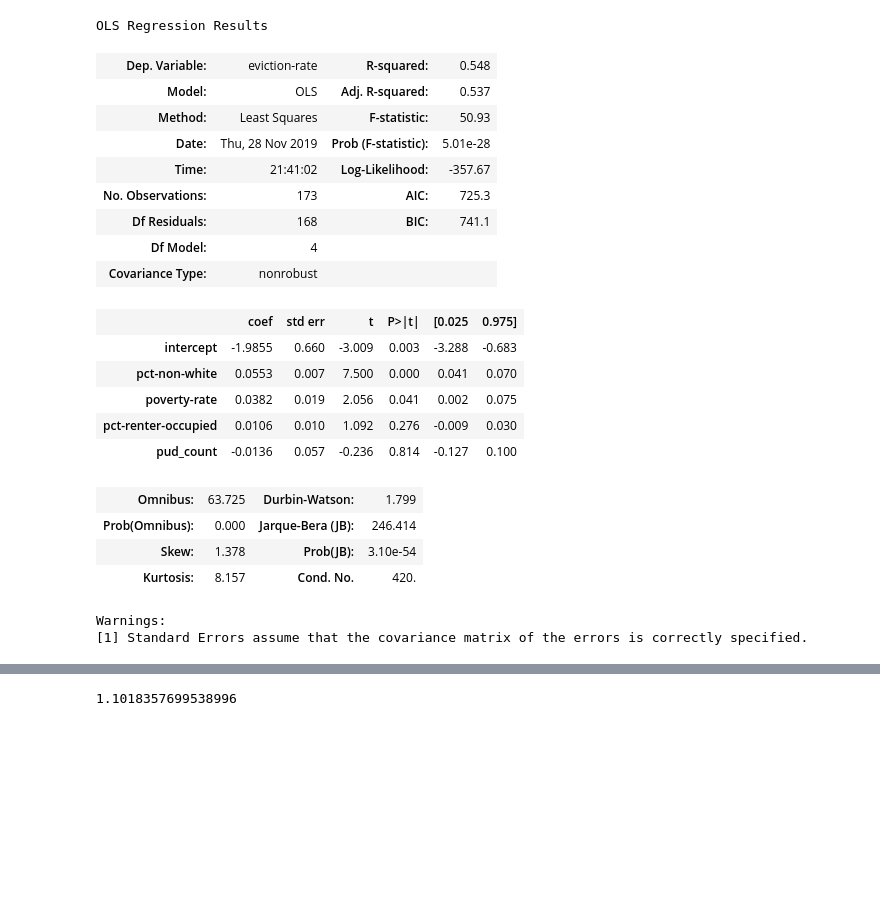
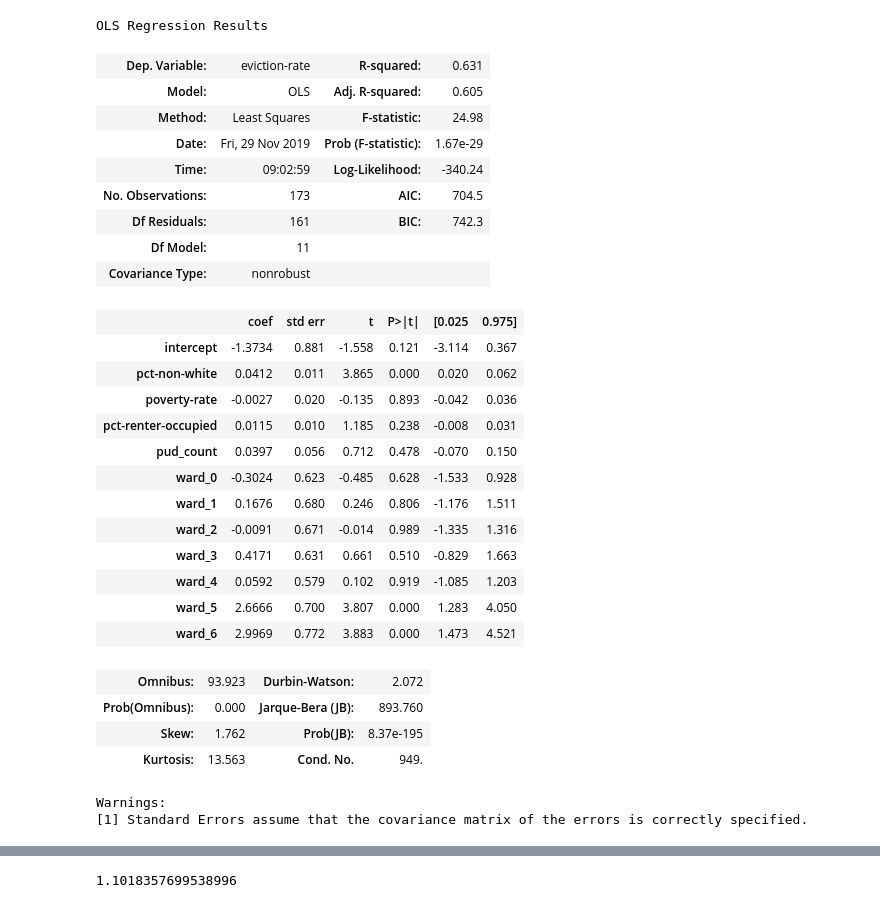
Before and after one commit to NicoleJaneway/dc-eviction-regression, a Jupyter notebook: notebooks/feature_selection.ipynb, the cells around one changed output, grey strips where cells are left out. Drawn from its saved outputs; the diff is of its cells as text; code cells hidden in the pictures; blank space fills up the shorter version.

Commit message:
updates to lin reg models

```diff
--- a/notebooks/feature_selection.ipynb
+++ b/notebooks/feature_selection.ipynb
@@ -57,0 +63,16 @@ Warnings:
+# %%
+# can you predict eviction rate based on ward?
+
+# set up single linear regression
+encoder = OneHotEncoder(handle_unknown="error", drop='first')
+X_cat = encoder.fit_transform(np.array(minipuds['ward']).reshape(-1, 1)).toarray()
+
+X = X_cat
+y = minipuds[outcome]
+
+# fit model
+X = sm.add_constant(X)
+model = sm.OLS(y, X, hasconst=True )
+result = model.fit()
+labels = ['intercept'] + [("ward_"+str(i)) for i in range(0,7)]
+result.summary(xname=labels)
@@ -58,39 +105,53 @@ Warnings:
 # %%
+# what about looking at more variables?
+
 # set up multiple linear regression
 x_cols = ['pct-non-white','poverty-rate', 'pct-renter-occupied','pud_count']
 
 minitest = minipuds[x_cols]
 
 X = minitest.values
+
+encoder = OneHotEncoder(handle_unknown="error", drop='first')
+X_cat = encoder.fit_transform(np.array(minipuds['ward']).reshape(-1, 1)).toarray()
+
+X = np.concatenate((X, X_cat), axis = 1)
 y = minipuds[outcome]
 
-# fit model02
+# fit model01
 X = sm.add_constant(X)
 model = sm.OLS(y, X, hasconst=True )
 result = model.fit()
-labels = ['intercept'] + x_cols
+labels = ['intercept'] + x_cols + [("ward_"+str(i)) for i in range(0,7)]
 result.summary(xname=labels)
 # %% [output]
 OLS Regression Results
-| Dep. Variable: | eviction-rate | R-squared: | 0.548 |
-| Model: | OLS | Adj. R-squared: | 0.537 |
-| Method: | Least Squares | F-statistic: | 50.93 |
-| Date: | Thu, 28 Nov 2019 | Prob (F-statistic): | 5.01e-28 |
-| Time: | 21:41:02 | Log-Likelihood: | -357.67 |
-| No. Observations: | 173 | AIC: | 725.3 |
-| Df Residuals: | 168 | BIC: | 741.1 |
-| Df Model: | 4 |  |  |
+| Dep. Variable: | eviction-rate | R-squared: | 0.631 |
+| Model: | OLS | Adj. R-squared: | 0.605 |
+| Method: | Least Squares | F-statistic: | 24.98 |
+| Date: | Fri, 29 Nov 2019 | Prob (F-statistic): | 1.67e-29 |
+| Time: | 09:02:59 | Log-Likelihood: | -340.24 |
+| No. Observations: | 173 | AIC: | 704.5 |
+| Df Residuals: | 161 | BIC: | 742.3 |
+| Df Model: | 11 |  |  |
 | Covariance Type: | nonrobust |  |  |
 |  | coef | std err | t | P>|t| | [0.025 | 0.975] |
-| intercept | -1.9855 | 0.660 | -3.009 | 0.003 | -3.288 | -0.683 |
-| pct-non-white | 0.0553 | 0.007 | 7.500 | 0.000 | 0.041 | 0.070 |
-| poverty-rate | 0.0382 | 0.019 | 2.056 | 0.041 | 0.002 | 0.075 |
-| pct-renter-occupied | 0.0106 | 0.010 | 1.092 | 0.276 | -0.009 | 0.030 |
-| pud_count | -0.0136 | 0.057 | -0.236 | 0.814 | -0.127 | 0.100 |
+| intercept | -1.3734 | 0.881 | -1.558 | 0.121 | -3.114 | 0.367 |
+| pct-non-white | 0.0412 | 0.011 | 3.865 | 0.000 | 0.020 | 0.062 |
+| poverty-rate | -0.0027 | 0.020 | -0.135 | 0.893 | -0.042 | 0.036 |
+| pct-renter-occupied | 0.0115 | 0.010 | 1.185 | 0.238 | -0.008 | 0.031 |
+| pud_count | 0.0397 | 0.056 | 0.712 | 0.478 | -0.070 | 0.150 |
+| ward_0 | -0.3024 | 0.623 | -0.485 | 0.628 | -1.533 | 0.928 |
+| ward_1 | 0.1676 | 0.680 | 0.246 | 0.806 | -1.176 | 1.511 |
+| ward_2 | -0.0091 | 0.671 | -0.014 | 0.989 | -1.335 | 1.316 |
+| ward_3 | 0.4171 | 0.631 | 0.661 | 0.510 | -0.829 | 1.663 |
+| ward_4 | 0.0592 | 0.579 | 0.102 | 0.919 | -1.085 | 1.203 |
+| ward_5 | 2.6666 | 0.700 | 3.807 | 0.000 | 1.283 | 4.050 |
+| ward_6 | 2.9969 | 0.772 | 3.883 | 0.000 | 1.473 | 4.521 |
-| Omnibus: | 63.725 | Durbin-Watson: | 1.799 |
-| Prob(Omnibus): | 0.000 | Jarque-Bera (JB): | 246.414 |
-| Skew: | 1.378 | Prob(JB): | 3.10e-54 |
-| Kurtosis: | 8.157 | Cond. No. | 420. |
+| Omnibus: | 93.923 | Durbin-Watson: | 2.072 |
+| Prob(Omnibus): | 0.000 | Jarque-Bera (JB): | 893.760 |
+| Skew: | 1.762 | Prob(JB): | 8.37e-195 |
+| Kurtosis: | 13.563 | Cond. No. | 949. |
 Warnings:
 [1] Standard Errors assume that the covariance matrix of the errors is correctly specified.
 # %%
```
Also changed, not shown: parts of 9 cells of this notebook, 1 other file.
